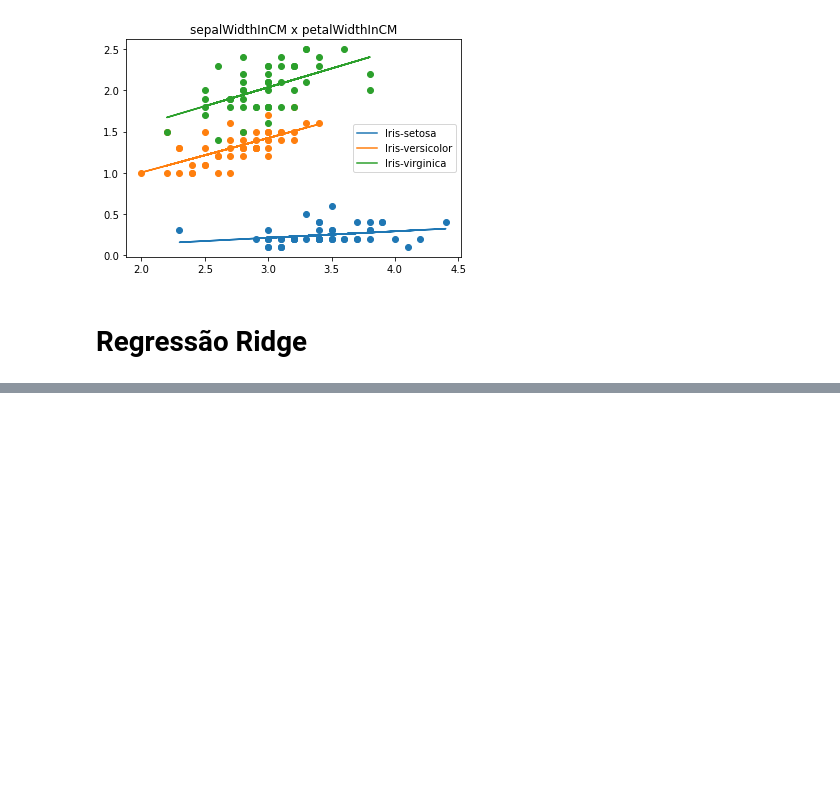
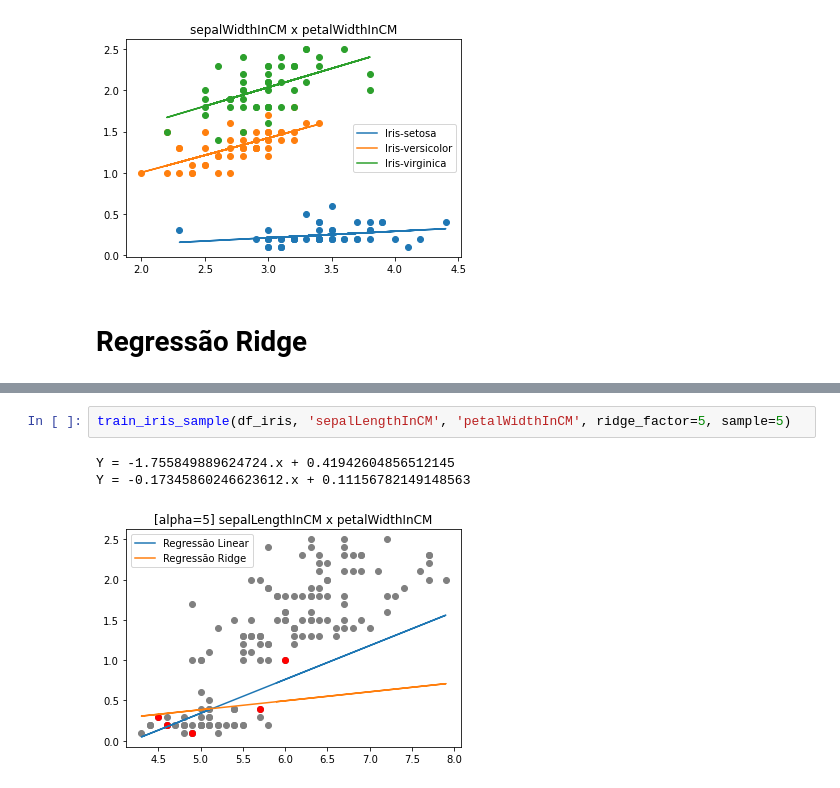
Before and after one commit to viniciuslettieri/Aprendizado-de-Maquina-2022.2, a Jupyter notebook: Linear Regression/linear_regression.ipynb, the cells around one changed output, grey strips where cells are left out. Drawn from its saved outputs; the diff is of its cells as text; blank space fills up the shorter version.

```diff
--- a/Linear Regression/linear_regression.ipynb
+++ b/Linear Regression/linear_regression.ipynb
@@ -349,0 +406,6 @@ Hipótese Nula Rejeitada:  True
+# %%
+train_iris_sample(df_iris, 'sepalLengthInCM', 'petalWidthInCM', ridge_factor=5, sample=5)
+# %% [output]
+Y = -1.755849889624724.x + 0.41942604856512145
+Y = -0.17345860246623612.x + 0.11156782149148563
+[figure, added]
```
Also changed, not shown: parts of 10 cells of this notebook.
